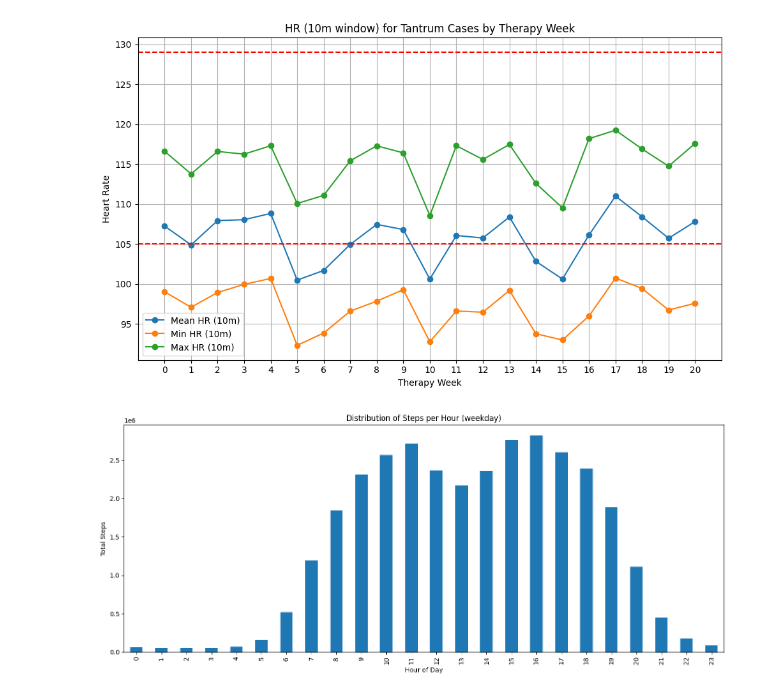
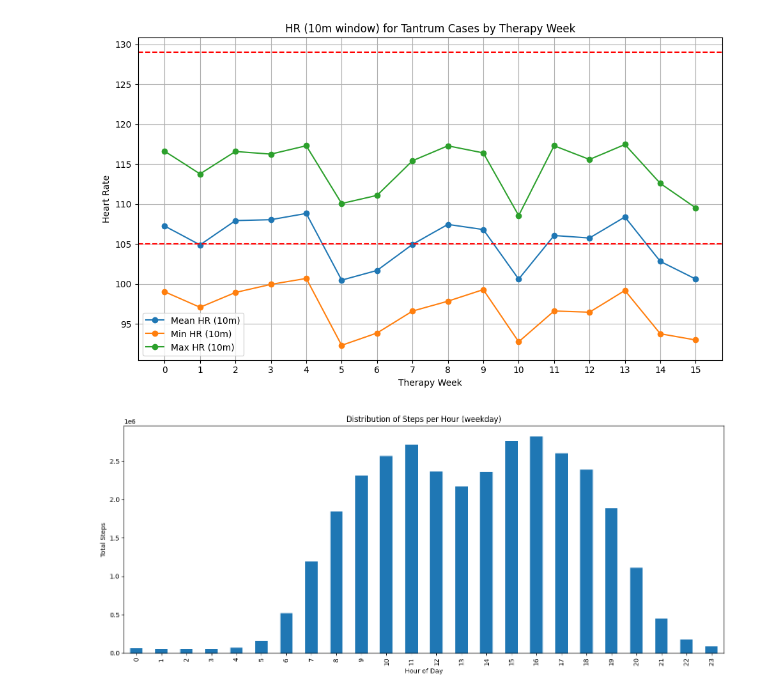
Before and after one commit to lab-heal/pistachio, a Jupyter notebook: explore_feature_dist.ipynb, the cells around one changed output. Saved outputs shown, nothing was run; the diff lists cells and outputs as text; code cells hidden in the pictures.

```diff
--- a/explore_feature_dist.ipynb
+++ b/explore_feature_dist.ipynb
@@ -19,7 +19,7 @@ df_test = cleaned_dyads_df[~cleaned_dyads_df["Arm_Sham"]]
 # %%
 import matplotlib.pyplot as plt
 
-weeks = (0, 20)
+weeks = (0, 15)
 window = "60m"
 
 
@@ -29,34 +29,34 @@ weeks_range = range(weeks[0], weeks[1] + 1)
 mask = (df_all["tantrum_within_60m"]) & ((df_all["therapy_week"]).between(*weeks))
 df_cases = df_all[mask]
 
 
 means = []
 mins = []
 maxs = []
 
 for week in weeks_range:
     week_data = df_cases[df_cases["therapy_week"] == week]
     means.append(week_data["hr_moving_avg_10m"].mean())
     mins.append(week_data["hr_moving_min_10m"].mean())
     maxs.append(week_data["hr_moving_max_10m"].mean())
 
 plt.figure(figsize=(10, 6))
 plt.plot(weeks_range, means, marker="o", label="Mean HR (10m)")
 plt.plot(weeks_range, mins, marker="o", label="Min HR (10m)")
 plt.plot(weeks_range, maxs, marker="o", label="Max HR (10m)")
 plt.axhline(105, color="red", linestyle="--")
 plt.axhline(129, color="red", linestyle="--")
 plt.legend()
 plt.xlabel("Therapy Week")
 plt.ylabel("Heart Rate")
 plt.title("HR (10m window) for Tantrum Cases by Therapy Week")
 plt.legend()
 plt.grid(True)
 plt.tight_layout()
 plt.xticks(weeks_range)
 plt.show()
 # %% [output]
-[figure, old version]
+[figure, new version]
 # %%
 import matplotlib.pyplot as plt
 
```
Also changed, not shown: 5 other files.
